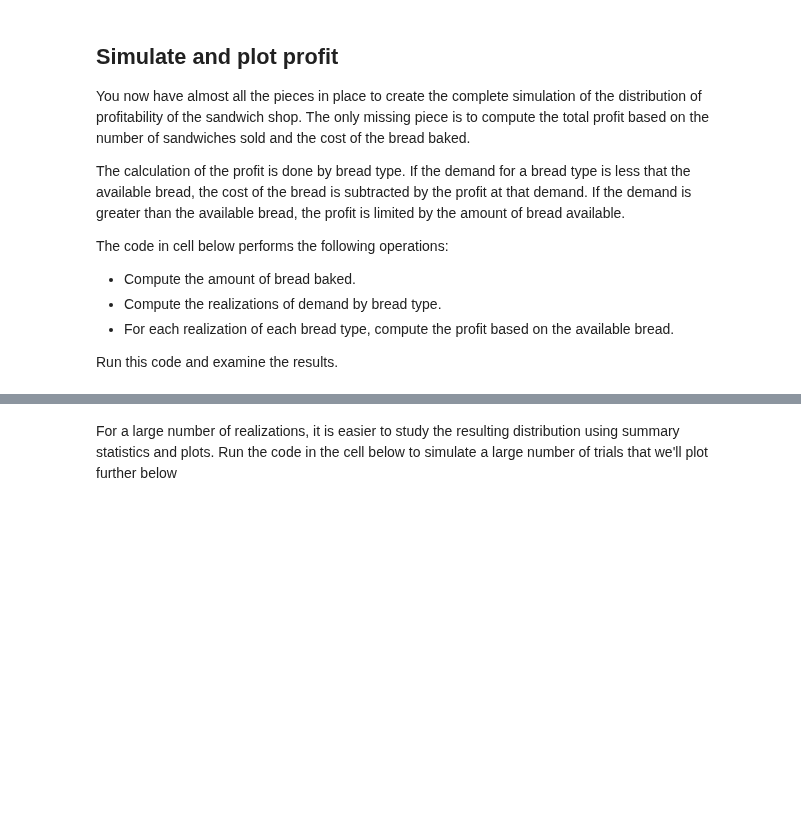
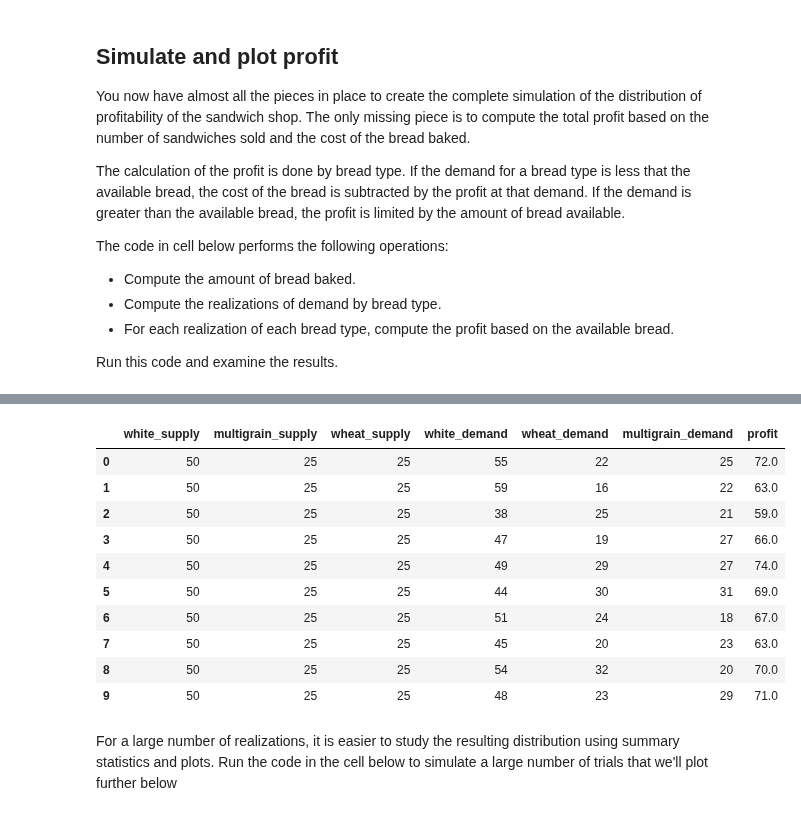
Before and after one commit to StephenElston/DataScience410, a Jupyter notebook: Lecture3/Simulation.ipynb, the cells around one changed output, grey strips where cells are left out. Cells and saved outputs as stored; diff of their text form; code cells hidden in the pictures; blank space fills up the shorter version.

```diff
--- a/Lecture3/Simulation.ipynb
+++ b/Lecture3/Simulation.ipynb
@@ -150,18 +130,18 @@ The code in the cell below performs the following operations:
 
 Execute this code and  examine the results.
 # %%
-def sim_demand(lam, num_samples):
+def sim_demand(lam, num_samples, bread_probas):
   # Compute realizations of arrivals
   arrivals = numpy.random.poisson(lam=lam, size=num_samples)
   # Initalize a matrix
   demand_matrix = numpy.zeros((num_samples, 3), dtype=int)
 
   for i, a in enumerate(arrivals):
-    breads, counts = zip(*sim_bread(a))
+    breads, counts = zip(*sim_bread(a, bread_probas))
     # Add one realization to matrix
     demand_matrix[i] = counts
   demand = pandas.DataFrame(demand_matrix, columns=breads)
 
   return demand
 
-sim_demand(100, 10)
+sim_demand(100, 10, bread_probas)
@@ -212,41 +219,52 @@ demand_samples
 # %%
-def sim_profit(n_baked, n, lam, earned, cost):
-
+def sim_profit(n_baked, n, lam, earned, cost, bread_probas):
     # Draw samples for bread baking supply each day.
     bread_samples = baked_bread_samples(n, n_baked)
-    # Draw samples for demand each day.
-    demand_samples = sim_demand(lam, n)
+    # Draw samples for demand each day., bread_probas
+    demand_samples = sim_demand(lam, n, bread_probas)
     # Combine the supply and demand into a single dataframe.
     supply_demand = pandas.merge(
         bread_samples,
         demand_samples,
         left_index=True,
         right_index=True,
         how='inner',
         suffixes=('_supply', '_demand'))
 
     # Define how we'll get profit for a single day
     def get_profit(day):
         profit = 0
         breads = 'multigrain', 'wheat', 'white'
         for b in breads:
             supply = day['%s_supply' % b]
             demand = day['%s_demand' % b]
             # Determine how much of our bread supply was sold vs wasted.
             leftover = supply - demand
             if leftover >= 0: # If yes, compute profit
                 profit += earned * demand - cost * supply
             else: # If no, limited by available bread
                 profit += (earned - cost) * supply
         return profit
 
     #  Compute the profit for each data and store result in a new column.
     supply_demand['profit'] = supply_demand.apply(get_profit, axis=1)
 
     return supply_demand
 
-profits = sim_profit(100, 10, 100, 1.00, .25)
+profits = sim_profit(100, 10, 100, 1.00, .25, bread_probas)
 profits
+# %% [output]
+|  | white_supply | multigrain_supply | wheat_supply | white_demand | wheat_demand | multigrain_demand | profit |
+| 0 | 50 | 25 | 25 | 55 | 22 | 25 | 72.0 |
+| 1 | 50 | 25 | 25 | 59 | 16 | 22 | 63.0 |
+| 2 | 50 | 25 | 25 | 38 | 25 | 21 | 59.0 |
+| 3 | 50 | 25 | 25 | 47 | 19 | 27 | 66.0 |
+| 4 | 50 | 25 | 25 | 49 | 29 | 27 | 74.0 |
+| 5 | 50 | 25 | 25 | 44 | 30 | 31 | 69.0 |
+| 6 | 50 | 25 | 25 | 51 | 24 | 18 | 67.0 |
+| 7 | 50 | 25 | 25 | 45 | 20 | 23 | 63.0 |
+| 8 | 50 | 25 | 25 | 54 | 32 | 20 | 70.0 |
+| 9 | 50 | 25 | 25 | 48 | 23 | 29 | 71.0 |
 # %% [markdown]
 For a large number of realizations, it is easier to study the resulting distribution using summary statistics and plots. Run the code in the cell below to simulate a large number of trials that we'll plot further below
 # %%
```
Also changed, not shown: parts of 38 cells of this notebook.
